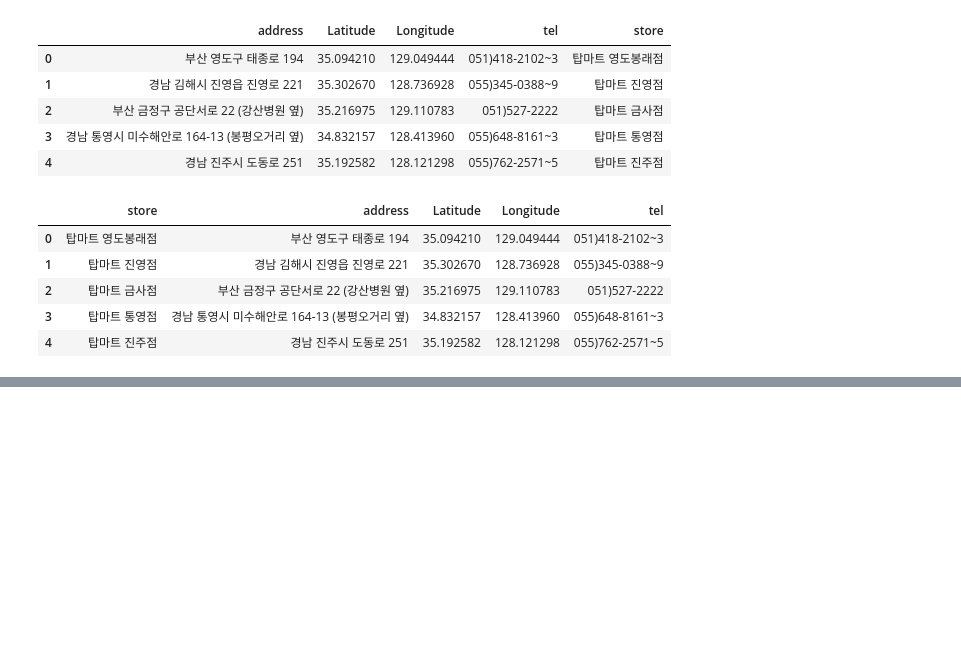
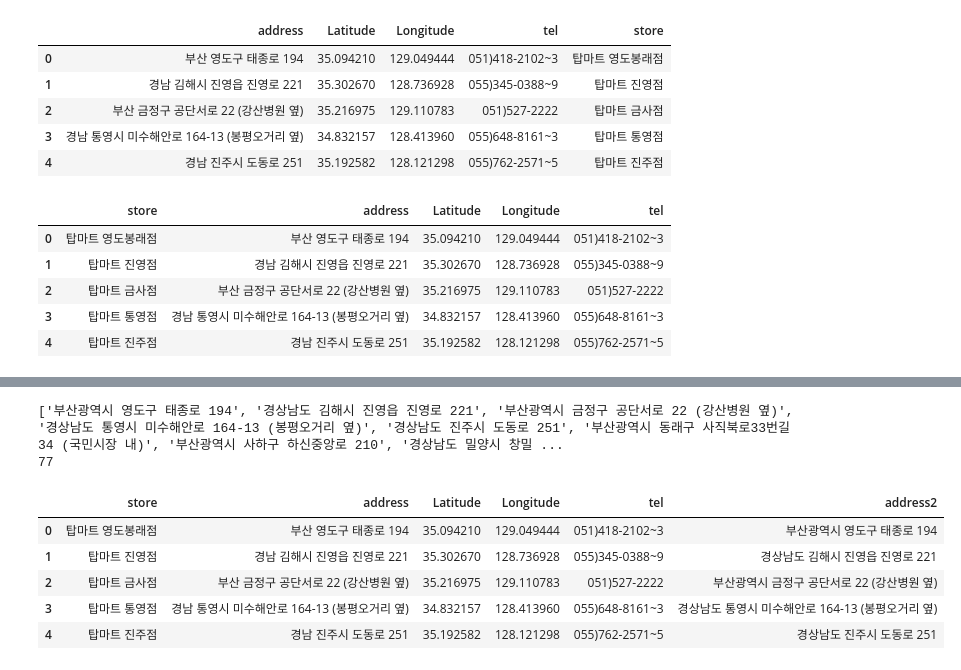
Before and after one commit to sohee0/4Mart, a Jupyter notebook: TopMart/topmart_revice.ipynb, the cells around one changed output, grey strips where cells are left out. Saved outputs shown, nothing was run; the diff lists cells and outputs as text; code cells hidden in the pictures; blank space fills up the shorter version.

```diff
--- a/TopMart/topmart_revice.ipynb
+++ b/TopMart/topmart_revice.ipynb
@@ -69,3 +69,6 @@ data.head()
 | 2 | 탑마트 금사점 | 부산 금정구 공단서로 22 (강산병원 옆) | 35.216975 | 129.110783 | 051)527-2222 |
 | 3 | 탑마트 통영점 | 경남 통영시 미수해안로 164-13 (봉평오거리 옆) | 34.832157 | 128.413960 | 055)648-8161~3 |
 | 4 | 탑마트 진주점 | 경남 진주시 도동로 251 | 35.192582 | 128.121298 | 055)762-2571~5 |
+# %%
+topmart = pd.read_csv('./topmart_shop_info_loc.csv', index_col=0, encoding='utf-8')
+topmart.head()
@@ -71,0 +82,5 @@ data.head()
+# %%
+addr = []
+for address in topmart.address:
+    addr.append(str(address).split())
+addr
@@ -71,0 +105,17 @@ data.head()
+# %%
+addr2 = []
+
+for i in range(len(addr)):
+    if addr[i][0] == '부산': addr[i][0] = '부산광역시'
+    elif addr[i][0] == '경남': addr[i][0] = '경상남도'
+    elif addr[i][0] == '경북': addr[i][0] = '경상북도'
+    elif addr[i][0] == '울산': addr[i][0] = '울산광역시'
+    elif addr[i][0] == '대구': addr[i][0] = '대구광역시'
+
+    addr2.append(' '.join(addr[i]))
+
+print(addr2)
+print(len(addr2))
+# %% [output]
+['부산광역시 영도구 태종로 194', '경상남도 김해시 진영읍 진영로 221', '부산광역시 금정구 공단서로 22 (강산병원 옆)', '경상남도 통영시 미수해안로 164-13 (봉평오거리 옆)', '경상남도 진주시 도동로 251', '부산광역시 동래구 사직북로33번길 34 (국민시장 내)', '부산광역시 사하구 하신중앙로 210', '경상남도 밀양시 창밀 ...
+77
@@ -71,0 +124,10 @@ data.head()
+# %%
+topmart = pd.concat([topmart,addr2], axis=1)
+topmart.head()
+# %% [output]
+|  | store | address | Latitude | Longitude | tel | address2 |
+| 0 | 탑마트 영도봉래점 | 부산 영도구 태종로 194 | 35.094210 | 129.049444 | 051)418-2102~3 | 부산광역시 영도구 태종로 194 |
+| 1 | 탑마트 진영점 | 경남 김해시 진영읍 진영로 221 | 35.302670 | 128.736928 | 055)345-0388~9 | 경상남도 김해시 진영읍 진영로 221 |
+| 2 | 탑마트 금사점 | 부산 금정구 공단서로 22 (강산병원 옆) | 35.216975 | 129.110783 | 051)527-2222 | 부산광역시 금정구 공단서로 22 (강산병원 옆) |
+| 3 | 탑마트 통영점 | 경남 통영시 미수해안로 164-13 (봉평오거리 옆) | 34.832157 | 128.413960 | 055)648-8161~3 | 경상남도 통영시 미수해안로 164-13 (봉평오거리 옆) |
+| 4 | 탑마트 진주점 | 경남 진주시 도동로 251 | 35.192582 | 128.121298 | 055)762-2571~5 | 경상남도 진주시 도동로 251 |
```
Also changed, not shown: parts of 7 cells of this notebook, 1 other file.
